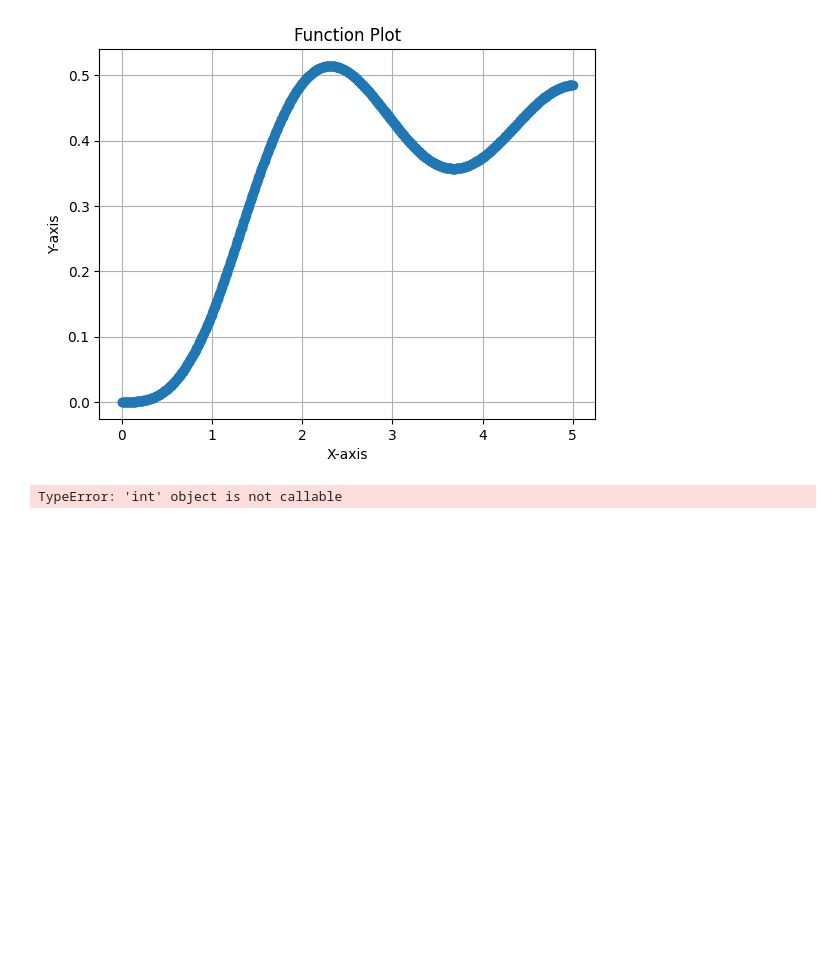
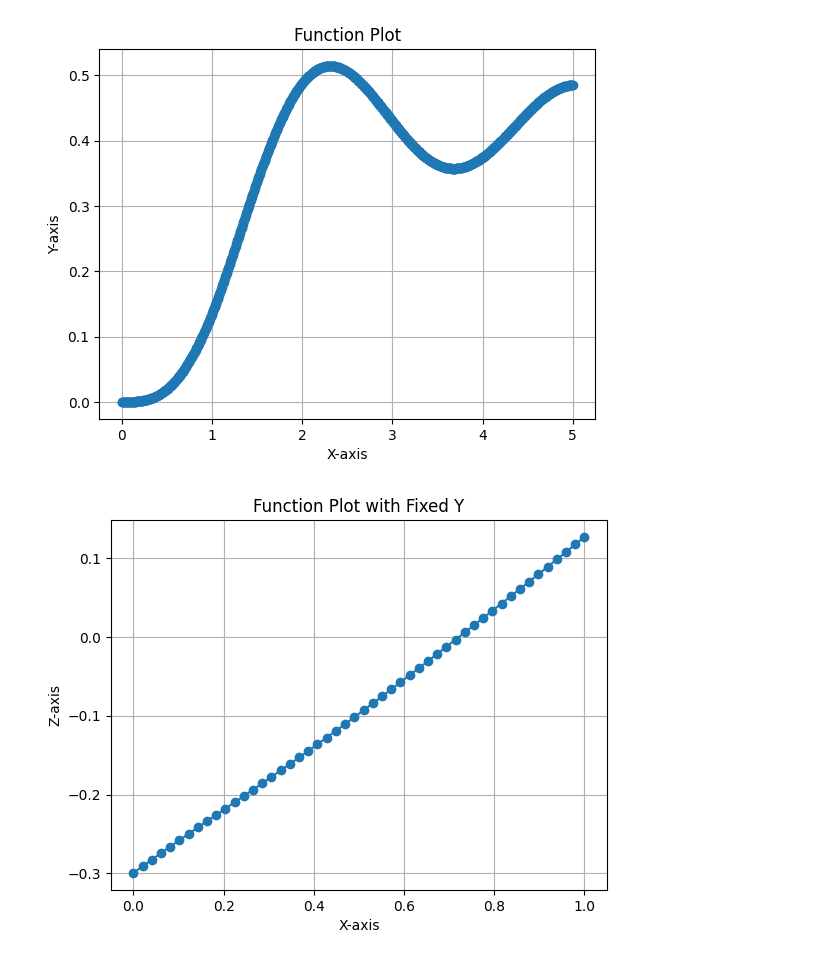
Before and after one commit to Nesterov-BA/newUni, a Jupyter notebook: 7sem/partDiffEq/plotst.ipynb, the cells around one changed output. Drawn from its saved outputs; the diff is of its cells as text; code cells hidden in the pictures; blank space fills up the shorter version.

```diff
--- a/7sem/partDiffEq/plotst.ipynb
+++ b/7sem/partDiffEq/plotst.ipynb
@@ -105,19 +105,21 @@ x = np.array(x)
 y = np.array(y)
 z = np.array(z)
 
-# Set the fixed value for the second coordinate
-fixed_y =  y[y.size/2]
-
-# Filter the data for the fixed y value
-filtered_x = x[y == fixed_y]
-filtered_z = z[y == fixed_y]
-
-# Plot the filtered data
-plt.plot(filtered_x, filtered_z, marker='o')
-plt.xlabel('X-axis')
-plt.ylabel('Z-axis')
-plt.title('Function Plot with Fixed Y')
-plt.grid(True)
-plt.show()
+size = y.size
-# %% [output]
-TypeError: 'int' object is not callable
+# %%
+# Set the fixed value for the second coordinate
+fixed_y =  y[size-1]
+
+# Filter the data for the fixed y value
+filtered_x = x[y == fixed_y]
+filtered_z = z[y == fixed_y]
+
+# Plot the filtered data
+plt.plot(filtered_x, filtered_z, marker='o')
+plt.xlabel('X-axis')
+plt.ylabel('Z-axis')
+plt.title('Function Plot with Fixed Y')
+plt.grid(True)
+plt.show()
+# %% [output]
+[figure, added]
```
Also changed, not shown: 8 other files.
